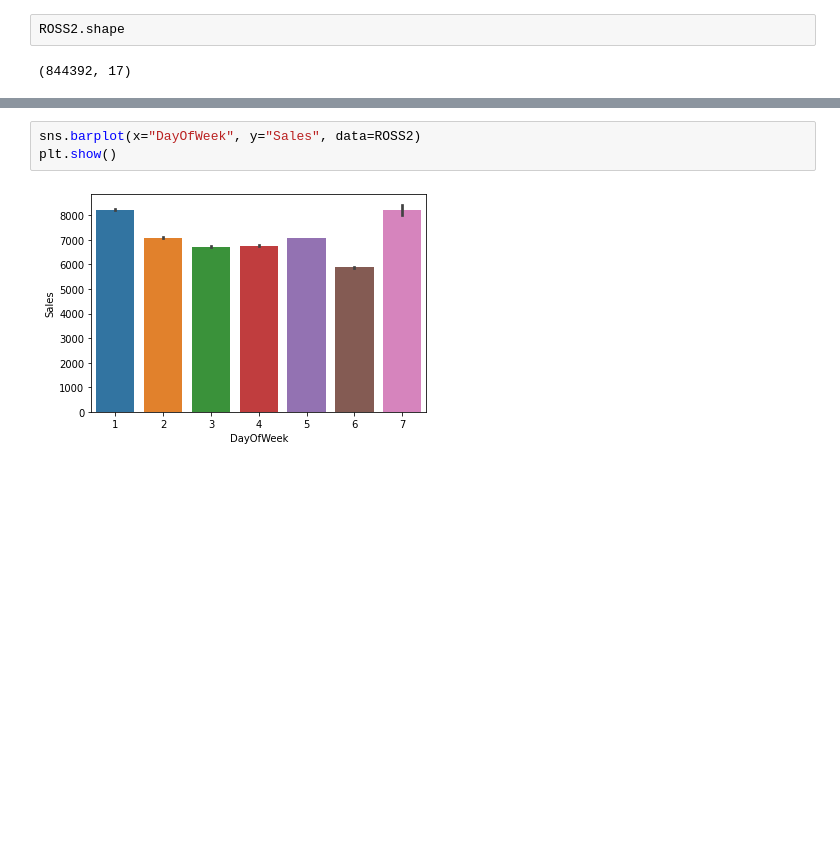
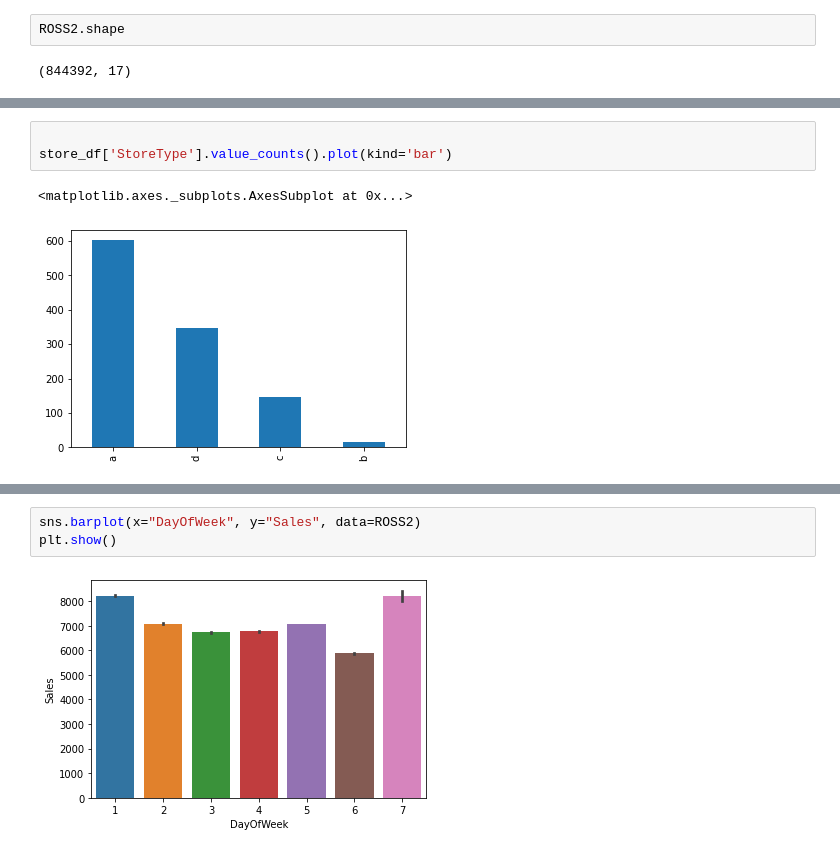
Before and after one commit to DrKamaleshR/Supervised-ML-regression, a Jupyter notebook: Rossmann_Sales_Prediction_Capstone_Project.ipynb, the cells around one changed output, grey strips where cells are left out. Drawn from its saved outputs; the diff is of its cells as text; blank space fills up the shorter version.

```diff
--- a/Rossmann_Sales_Prediction_Capstone_Project.ipynb
+++ b/Rossmann_Sales_Prediction_Capstone_Project.ipynb
@@ -334,0 +346,6 @@ ROSS2.shape
+# %%
+
+store_df['StoreType'].value_counts().plot(kind='bar')
+# %% [output]
+<matplotlib.axes._subplots.AxesSubplot at 0x...>
+[figure, added]
```
Also changed, not shown: parts of 11 cells of this notebook.
